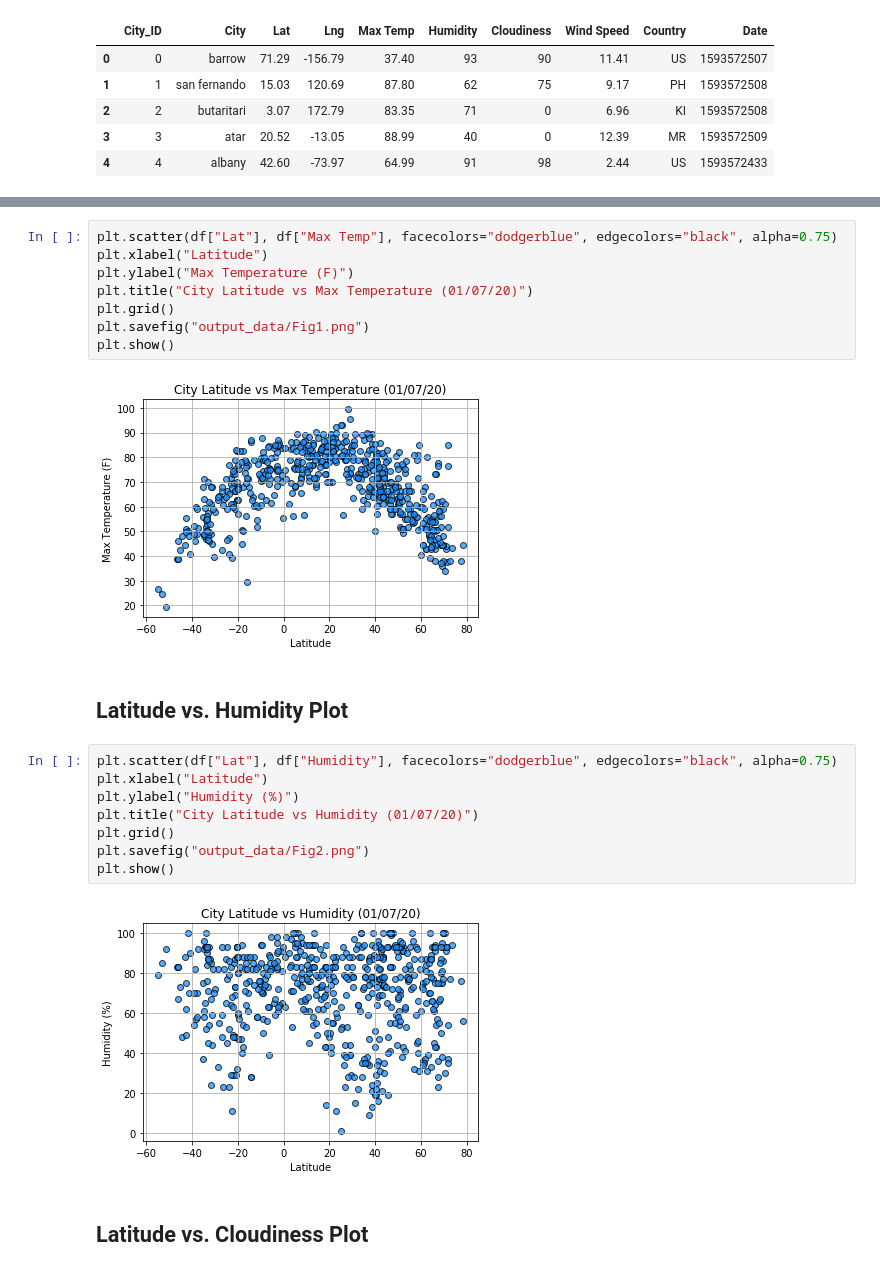
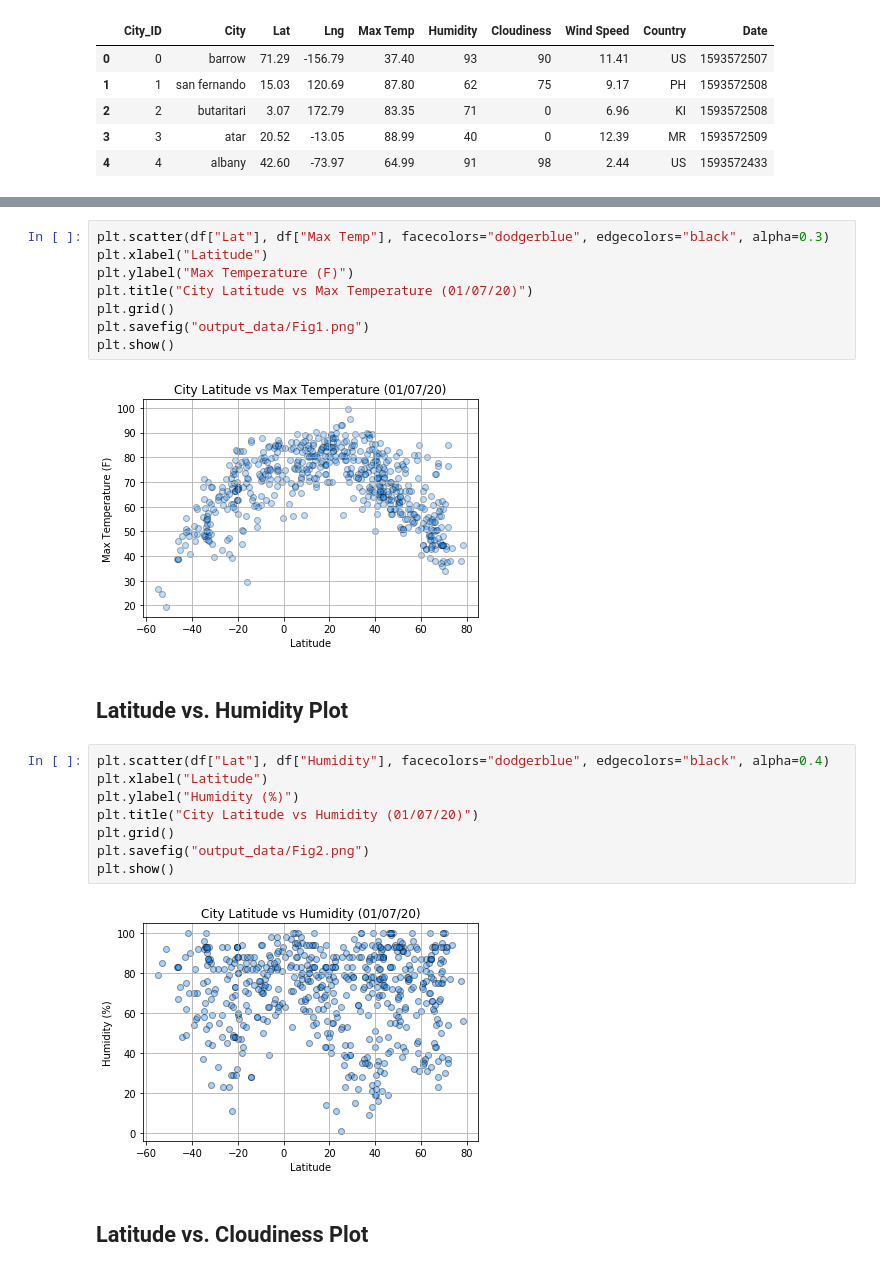
Before and after one commit to momcancode/API-challenge, a Jupyter notebook: WeatherPy/WeatherPy-TEST.ipynb, the cells around one changed output, grey strips where cells are left out. Saved outputs shown, nothing was run; the diff lists cells and outputs as text.

```diff
--- a/WeatherPy/WeatherPy-TEST.ipynb
+++ b/WeatherPy/WeatherPy-TEST.ipynb
@@ -226,17 +239,17 @@ df.head()
 # %%
-plt.scatter(df["Lat"], df["Max Temp"], facecolors="dodgerblue", edgecolors="black", alpha=0.75)
+plt.scatter(df["Lat"], df["Max Temp"], facecolors="dodgerblue", edgecolors="black", alpha=0.3)
 plt.xlabel("Latitude")
 plt.ylabel("Max Temperature (F)")
 plt.title("City Latitude vs Max Temperature (01/07/20)")
 plt.grid()
 plt.savefig("output_data/Fig1.png")
 plt.show()
 # %% [output]
-[figure, old version]
+[figure, new version]
 # %% [markdown]
 ## Latitude vs. Humidity Plot
 # %%
-plt.scatter(df["Lat"], df["Humidity"], facecolors="dodgerblue", edgecolors="black", alpha=0.75)
+plt.scatter(df["Lat"], df["Humidity"], facecolors="dodgerblue", edgecolors="black", alpha=0.4)
 plt.xlabel("Latitude")
 plt.ylabel("Humidity (%)")
 plt.title("City Latitude vs Humidity (01/07/20)")
@@ -244,7 +257,7 @@ plt.grid()
 plt.savefig("output_data/Fig2.png")
 plt.show()
 # %% [output]
-[figure, old version]
+[figure, new version]
 # %% [markdown]
 ## Latitude vs. Cloudiness Plot
 # %%
```
Also changed, not shown: parts of 7 cells of this notebook, 19 other files.
